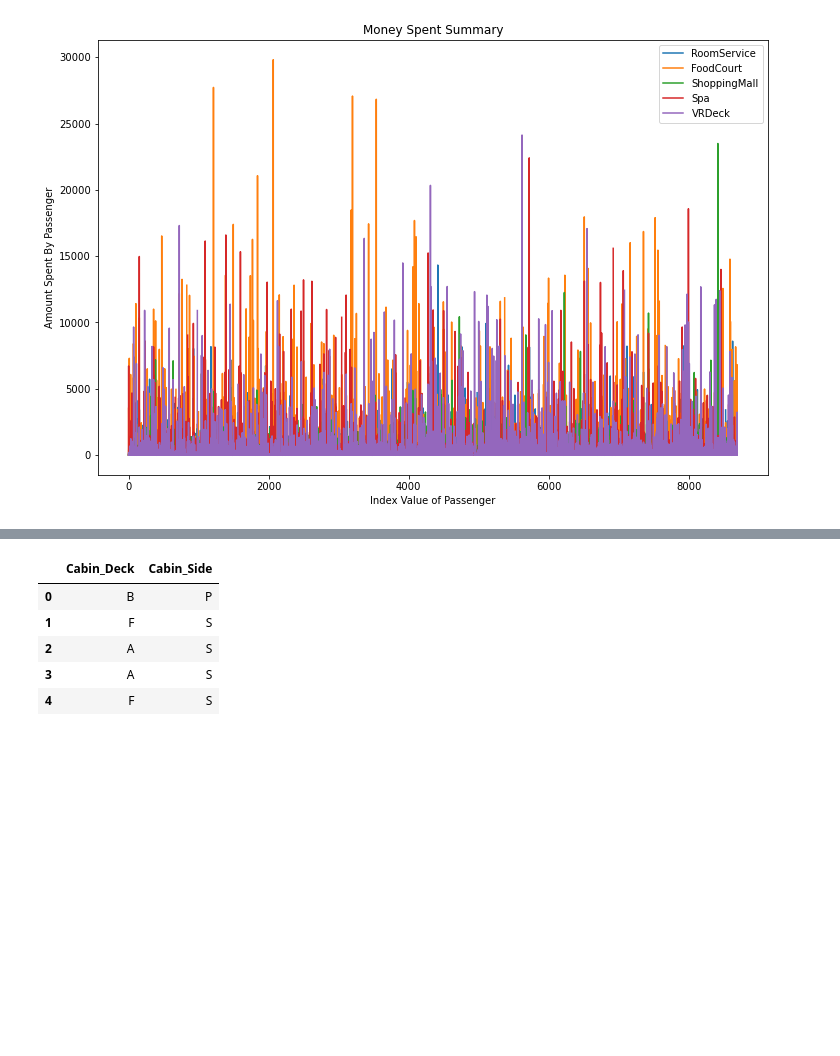
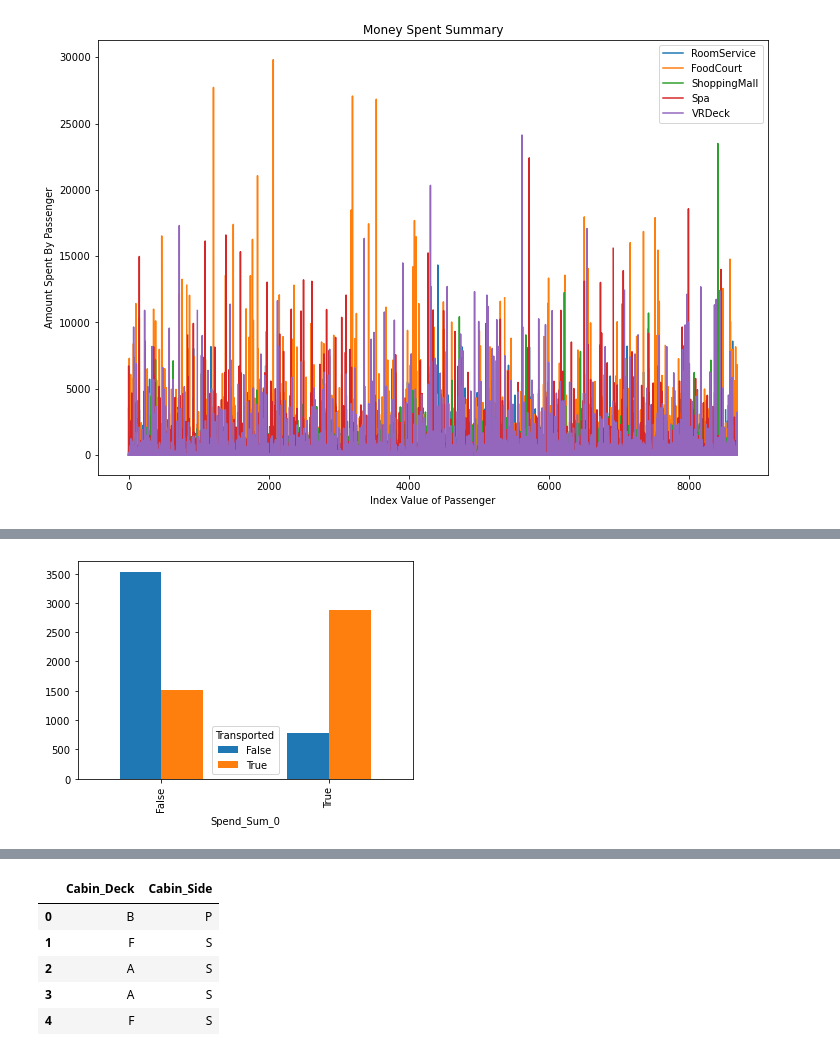
Before and after one commit to lynnmench/Spaceship_Titanic_Kaggle, a Jupyter notebook: Data_Clean_Analyze_SpaceshipTitanic.ipynb, the cells around one changed output, grey strips where cells are left out. Drawn from its saved outputs; the diff is of its cells as text; code cells hidden in the pictures; blank space fills up the shorter version.

```diff
--- a/Data_Clean_Analyze_SpaceshipTitanic.ipynb
+++ b/Data_Clean_Analyze_SpaceshipTitanic.ipynb
@@ -234,3 +313,13 @@ plt.show()
+# %%
+#If they spent money at all vs transported
+df_train['Spend_Sum_0'] = df_train.apply(lambda x: 'True' if x['Spend_Sum'] == 0 else False, axis=1)
+df_test['Spend_Sum_0'] = df_train.apply(lambda x: 'True' if x['Spend_Sum'] == 0 else False, axis=1)
+
+spend_sum = df_train.groupby(['Spend_Sum_0','Transported']).size().unstack('Transported')
+spend_sum.plot(kind='bar')
+plt.show()
+# %% [output]
+[figure, added]
 # %%
 # Putting money spent in location in to bins
 cut_points = [-1, -0.1, 0.1, 500, 5000, 30000]
```
Also changed, not shown: parts of 22 cells of this notebook, 3 other files.
